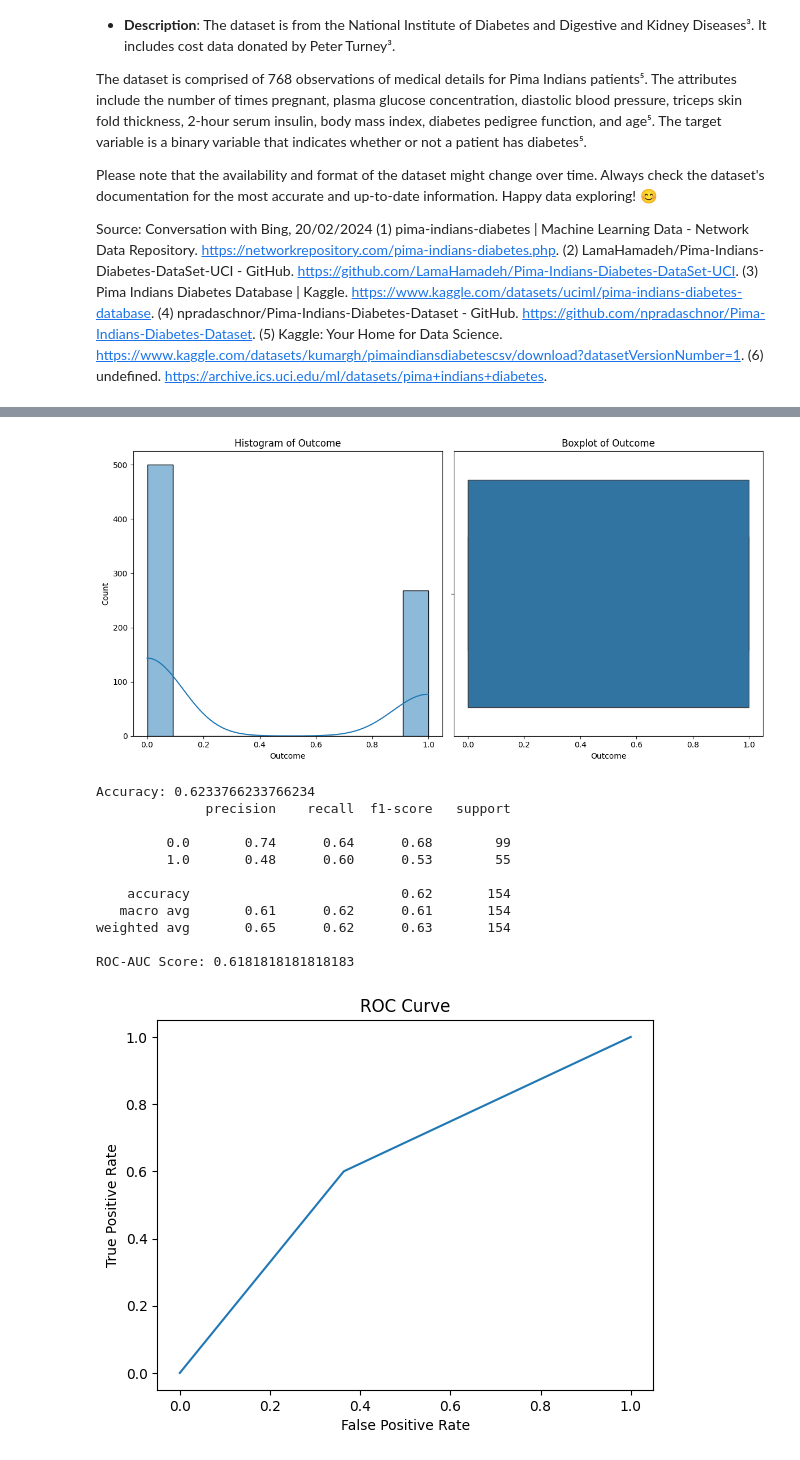
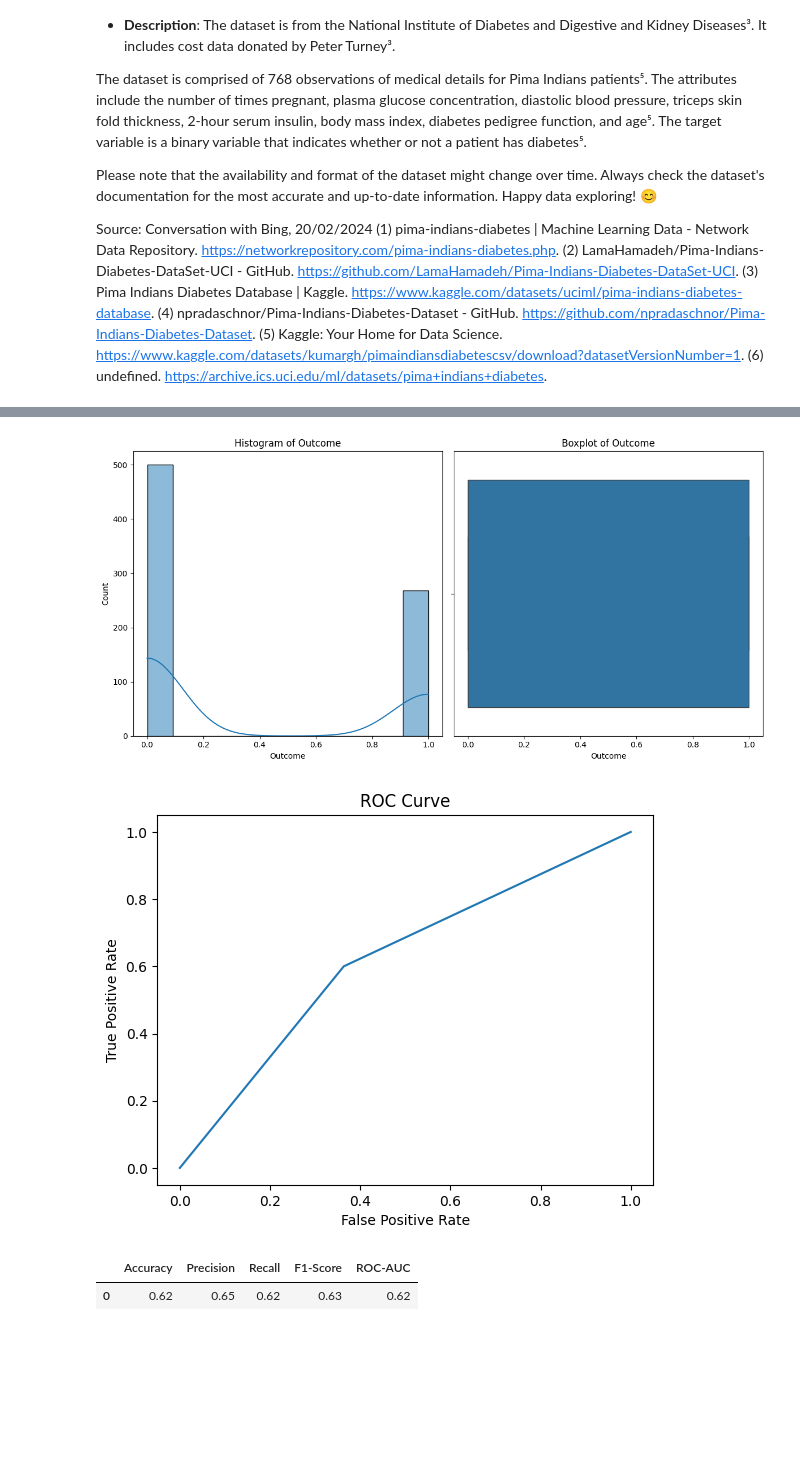
Before and after one commit to Adeelanwar/Machine-Learning-Course, a Jupyter notebook: Assignment1/Adeel(18300).ipynb, the cells around one changed output, grey strips where cells are left out. Saved outputs shown, nothing was run; the diff lists cells and outputs as text; code cells hidden in the pictures; blank space fills up the shorter version.

```diff
--- a/Assignment1/Adeel(18300).ipynb
+++ b/Assignment1/Adeel(18300).ipynb
@@ -697,39 +889,30 @@ Source: Conversation with Bing, 20/02/2024
 # %%
 url = "https://raw.githubusercontent.com/jbrownlee/Datasets/master/pima-indians-diabetes.data.csv"
 column_names = ['Pregnancies', 'Glucose', 'BloodPressure', 'SkinThickness', 'Insulin', 'BMI', 'DiabetesPedigreeFunction', 'Age', 'Outcome']
 model = KMeans()
 params = {'n_clusters':[2]}
-master(url,column_names=column_names, problem_type='classification',model=model, params=params)
+master(url,column_names=column_names, problem_type='classification',model=model, params=params, sheet_name='PIMA')
 # %% [output]
 5-Number Summary:
                           count  mean  std   min   25%   50%  75%  max
 Pregnancies              768.00 -0.00 1.00 -1.14 -0.84 -0.25 0.64 3.90
 Glucose                  768.00 -0.00 1.00 -3.78 -0.68 -0.12 0.61 2.44
 BloodPressure            768.00  0.00 1.00 -3.57 -0.37  0.15 0.56 2.73
 SkinThickness            768.00  0.00 1.00 -1.29 -1.29  0.15 0.72 4.92
 Insulin                  768.00 -0.00 1.00 -0.69 -0.69 -0.43 0.41 6.65
 BMI                      768.00  0.00 1.00 -4.06 -0.60  0.00 0.58 4.45
 DiabetesPedigreeFunction 768.00  0.00 1.00 -1.19 -0.69 -0.30 0.47 5.88
 Age                      768.00  0.00 1.00 -1.04 -0.79 -0.36 0.66 4.06
 Outcome                  768.00  0.35 0.48  0.00  0.00  0.00 1.00 1.00
 [figure]
 [figure]
 [figure]
 [figure]
 [figure]
 [figure]
 [figure]
 [figure]
 [figure]
-Accuracy: 0.6233766233766234
-              precision    recall  f1-score   support
-
-         0.0       0.74      0.64      0.68        99
-         1.0       0.48      0.60      0.53        55
-
-    accuracy                           0.62       154
-   macro avg       0.61      0.62      0.61       154
-weighted avg       0.65      0.62      0.63       154
-
-ROC-AUC Score: 0.6181818181818183
 [figure]
+|  | Accuracy | Precision | Recall | F1-Score | ROC-AUC |
+| 0 | 0.62 | 0.65 | 0.62 | 0.63 | 0.62 |
```
Also changed, not shown: parts of 21 cells of this notebook, 1 other file.
